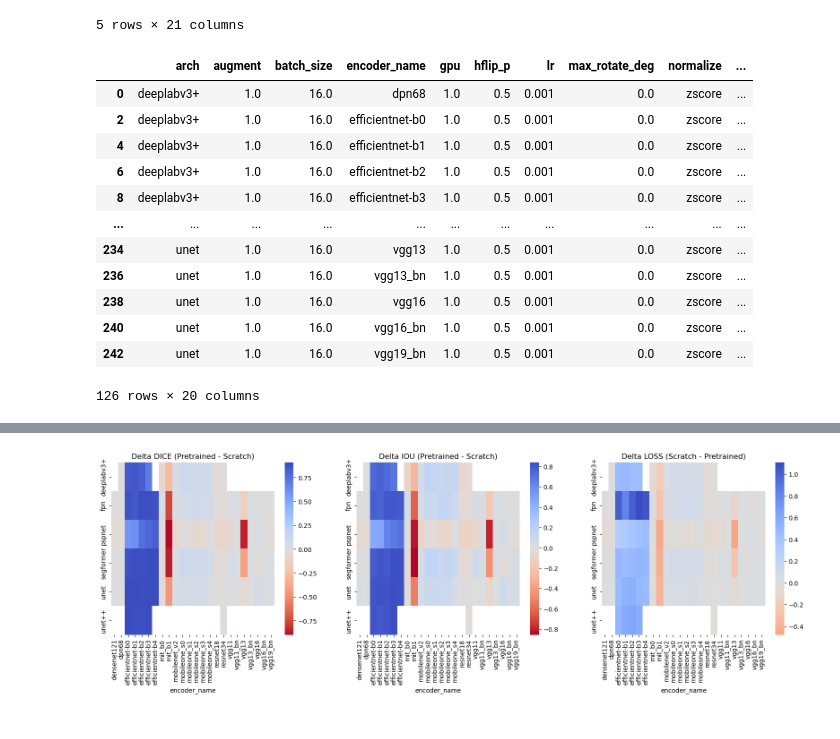
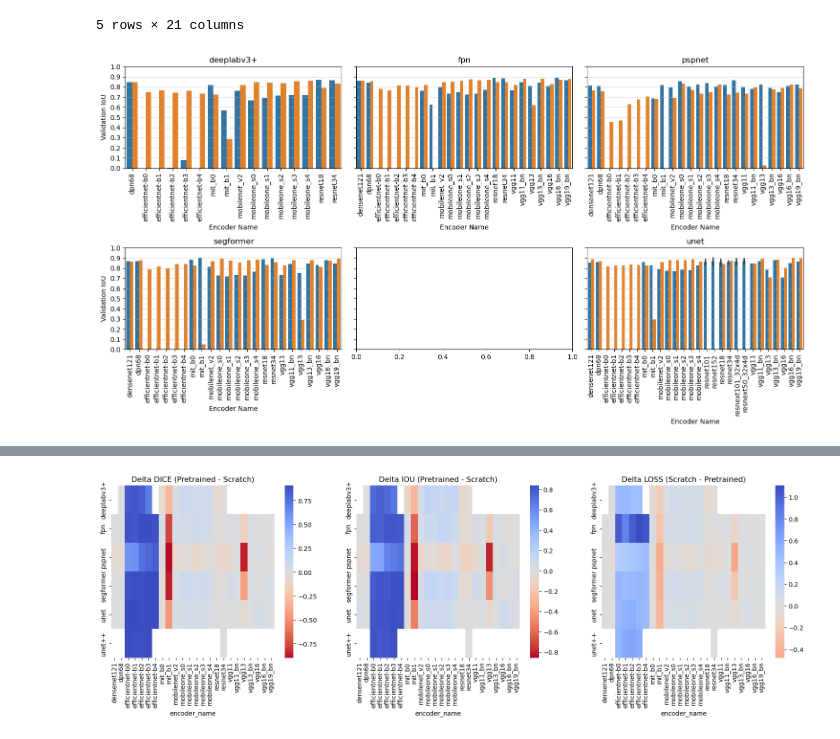
Before and after one commit to Arueris/Segmentation, a Jupyter notebook: analyze_runs.ipynb, the cells around one changed output, grey strips where cells are left out. Cells and saved outputs as stored; diff of their text form; code cells hidden in the pictures.

```diff
--- a/analyze_runs.ipynb
+++ b/analyze_runs.ipynb
@@ -272,21 +300,59 @@ Summary file results/scratchVSpretrainedOIMHS_summary.csv already exists. Loadin
 | 159 | segformer | 1.0 | 16.0 | resnet34 | 1.0 | 0.5 | 0.001 | 0.0 | zscore | ... |
 5 rows × 21 columns
 # %%
-results_df.loc[results_df["encoder_weights_path"].isna()]
+import seaborn as sns
+import matplotlib.pyplot as plt
+from matplotlib.transforms import ScaledTranslation
+
+archs = results_df["arch"].unique()
+
+n = len(archs)
+# fig, axs = plt.subplots(n//2 + n%2, 2, figsize=(10, 5*n//2 + n%2), sharey=True)
+fig, axs = plt.subplots(2, n//2 + n%2, figsize=(5*n//2 + n%2, 8), sharey=True)
+axs = axs.flatten()
+legend_target_idx = 1 if n > 1 else 0
+legend_x_offset_px = 100
+
+# architecture = "segformer"
+for i, architecture in enumerate(archs):
+    if architecture == "unet++":
+        continue
+
+    results_arch = results_df[results_df["arch"] == architecture]
+    results_arch.sort_values("val_dice", ascending=False)
+
+
+    sns.barplot(data=results_arch, x="encoder_name", y="val_iou", hue="pretrained", ax=axs[i])
+    axs[i].set_title(f"{architecture}")
+    axs[i].set_xlabel("Encoder Name")
+    axs[i].set_ylabel("Validation IoU")
+    axs[i].set_ylim(0, 1)
+    axs[i].set_yticks([i / 10 for i in range(11)])
+    axs[i].tick_params(axis="x", rotation=90)
+    axs[i].grid(axis="y", alpha=0.5)
+
+    # Keep a single shared legend; position it with a fixed pixel offset.
+    if axs[i].legend_ is not None:
+        if i == legend_target_idx:
+            px_offset = ScaledTranslation(legend_x_offset_px / fig.dpi, 0, fig.dpi_scale_trans)
+            legend = axs[i].legend(
+                title="Pretrained",
+                loc="center left",
+                bbox_to_anchor=(1.0, 0.5),
+                bbox_transform=axs[i].transAxes + px_offset,
+                borderaxespad=0,
+            )
+            # Prevent tight_layout from resizing subplots because of the legend.
+            legend.set_in_layout(False)
+        else:
+            axs[i].legend_.remove()
+if i < len(axs) - 1:
+    for j in range(i + 1, len(axs)):
+        axs[j].axis("off")
+plt.tight_layout()
+plt.show()
 # %% [output]
-|  | arch | augment | batch_size | encoder_name | gpu | hflip_p | lr | max_rotate_deg | normalize | ... |
-| 0 | deeplabv3+ | 1.0 | 16.0 | dpn68 | 1.0 | 0.5 | 0.001 | 0.0 | zscore | ... |
-| 2 | deeplabv3+ | 1.0 | 16.0 | efficientnet-b0 | 1.0 | 0.5 | 0.001 | 0.0 | zscore | ... |
-| 4 | deeplabv3+ | 1.0 | 16.0 | efficientnet-b1 | 1.0 | 0.5 | 0.001 | 0.0 | zscore | ... |
-| 6 | deeplabv3+ | 1.0 | 16.0 | efficientnet-b2 | 1.0 | 0.5 | 0.001 | 0.0 | zscore | ... |
-| 8 | deeplabv3+ | 1.0 | 16.0 | efficientnet-b3 | 1.0 | 0.5 | 0.001 | 0.0 | zscore | ... |
-| ... | ... | ... | ... | ... | ... | ... | ... | ... | ... | ... |
-| 234 | unet | 1.0 | 16.0 | vgg13 | 1.0 | 0.5 | 0.001 | 0.0 | zscore | ... |
-| 236 | unet | 1.0 | 16.0 | vgg13_bn | 1.0 | 0.5 | 0.001 | 0.0 | zscore | ... |
-| 238 | unet | 1.0 | 16.0 | vgg16 | 1.0 | 0.5 | 0.001 | 0.0 | zscore | ... |
-| 240 | unet | 1.0 | 16.0 | vgg16_bn | 1.0 | 0.5 | 0.001 | 0.0 | zscore | ... |
-| 242 | unet | 1.0 | 16.0 | vgg19_bn | 1.0 | 0.5 | 0.001 | 0.0 | zscore | ... |
-126 rows × 20 columns
+[figure, added]
 # %%
 df_pivot = results_df.pivot_table(
     index=["arch", "encoder_name", "normalize"],
```
Also changed, not shown: parts of 2 cells of this notebook, 3 other files.
